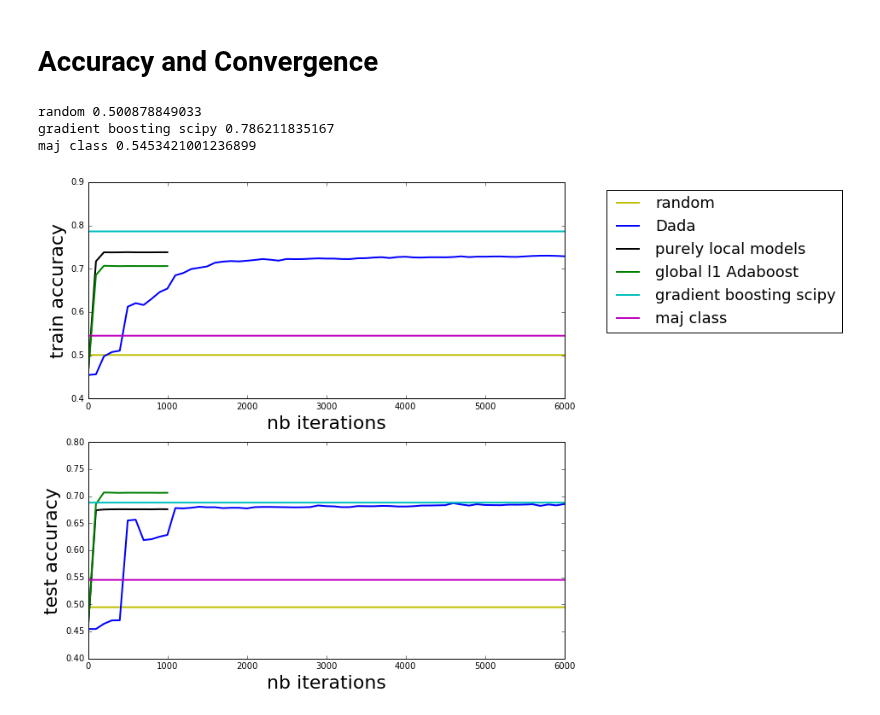
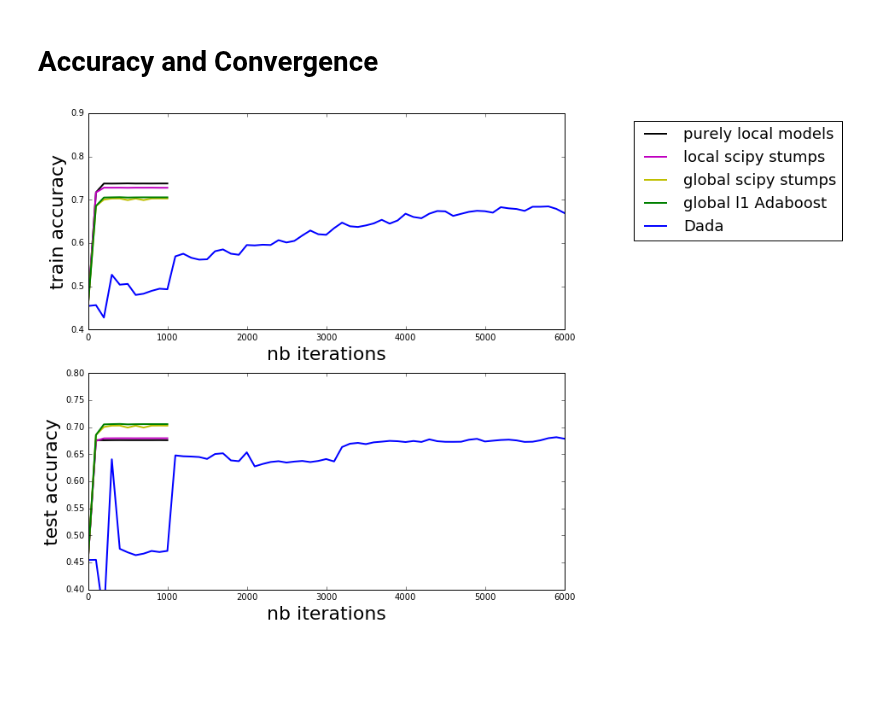
Before and after one commit to vzantedeschi/Dada, a Jupyter notebook: notebooks/School.ipynb, the cells around one changed output. Drawn from its saved outputs; the diff is of its cells as text; code cells hidden in the pictures; blank space fills up the shorter version.

Commit message:
check results with scipy good stumps

```diff
--- a/notebooks/School.ipynb
+++ b/notebooks/School.ipynb
@@ -19,9 +19,9 @@ import matplotlib.pyplot as plt
 # %%
 # set graph of nodes with local personalized data
 NB_ITER = 1000
-n = 120
+n = 56
 
-MU = 0.1
+MU = 1
 BETA = 1
 
 X, Y, X_test, Y_test, K, max_nb_instances = load_school(path="../datasets/", thr=20, split=10)
@@ -76,9 +76,25 @@ results["maj class"]["test-accuracy"] = maj_accs[1]
 # %%
 best_nodes = deepcopy(nodes)
 best_accs = best_accuracy(best_nodes)
-results["gradient boosting scipy"] = {}
-results["gradient boosting scipy"]["train-accuracy"] = best_accs[0]
-results["gradient boosting scipy"]["test-accuracy"] = best_accs[1]
+results["gradient boosting local"] = {}
+results["gradient boosting local"]["train-accuracy"] = best_accs[0]
+results["gradient boosting local"]["test-accuracy"] = best_accs[1]
+# %%
+base_clfs, _ = get_scipy_selected_stumps(X, Y, D)
+
+centralized_nodes = deepcopy(nodes)
+results["global scipy stumps"] = centralized_FW(centralized_nodes, base_clfs, beta=BETA, nb_iter=NB_ITER, monitors=monitors, checkevery=100)
+# results["global l1 Adaboost"] = {}
+# results["global l1 Adaboost"]["train-accuracy"] = central_train_accuracy(centralized_nodes)
+# results["global l1 Adaboost"]["test-accuracy"] = central_test_accuracy(centralized_nodes)
+
+local_nodes = deepcopy(nodes)
+results["local scipy stumps"] = local_FW(local_nodes, base_clfs, beta=BETA, nb_iter=NB_ITER, monitors=monitors, checkevery=100)
+# results["purely local models"] = {}
+# results["purely local models"]["train-accuracy"] = central_train_accuracy(local_nodes)
+# results["purely local models"]["test-accuracy"] = central_test_accuracy(local_nodes)
+
+# results["personalized linear"], clf_colearning = colearning(K, X, Y, X_test, Y_test, D, NB_ITER, adj_matrix, similarities, mu=MU, max_samples_per_node=max_nb_instances)
 # %% [markdown]
 # Accuracy and Convergence
 # %%
@@ -88,9 +104,9 @@ colors = {
     "Dada": "b",
     "global l1 Adaboost": "g",
     "purely local models": "k",
-    "random": "y",
-    "maj class": "m",
-    "gradient boosting scipy": "c"
+    "global scipy stumps": "y",
+    "local scipy stumps": "m",
+    "gradient boosting local": "c"
 }
 
 max_iter = 6000
@@ -98,37 +114,34 @@ plt.subplot(211)
 plt.xlabel('nb iterations', fontsize=22)
 plt.ylabel('train accuracy', fontsize=22)
 plt.xlim(0, max_iter)
 plt.ylim(0.4, 0.9)
 
 for k, r_list in results.items():
     try:
         c = 100
         plt.plot([i*c for i in range(len(r_list))], [r['train-accuracy'] for r in r_list], label='{}'.format(k), color=colors[k], linewidth=2)
     except:
         print(k, r_list['train-accuracy'])
         plt.plot(range(max_iter+1), [r_list['train-accuracy']]*(max_iter+1), label='{}'.format(k), color=colors[k], linewidth=2)
 
 plt.legend(bbox_to_anchor=(1.6, 1), fontsize=18)
 
 plt.subplot(212)
 plt.xlabel('nb iterations', fontsize=22)
 plt.ylabel('test accuracy', fontsize=22)
 plt.xlim(0, max_iter)
 plt.ylim(0.4, 0.8)
 
 for k, r_list in results.items():
     try:
         c = 100
         plt.plot([i*c for i in range(len(r_list))], [r['test-accuracy'] for r in r_list], label='{}'.format(k), color=colors[k], linewidth=2)
     except:
         plt.plot(range(max_iter+1), [r_list['test-accuracy']]*(max_iter+1), label='{}'.format(k), color=colors[k], linewidth=2)
 
 # plt.legend(loc='lower right', fontsize=18)
 # %% [output]
-random 0.500878849033
-gradient boosting scipy 0.786211835167
-maj class 0.5453421001236899
-[figure, old version]
+[figure, new version]
 # %%
 # convergence
 
```
Also changed, not shown: parts of 2 cells of this notebook, 2 other files.
